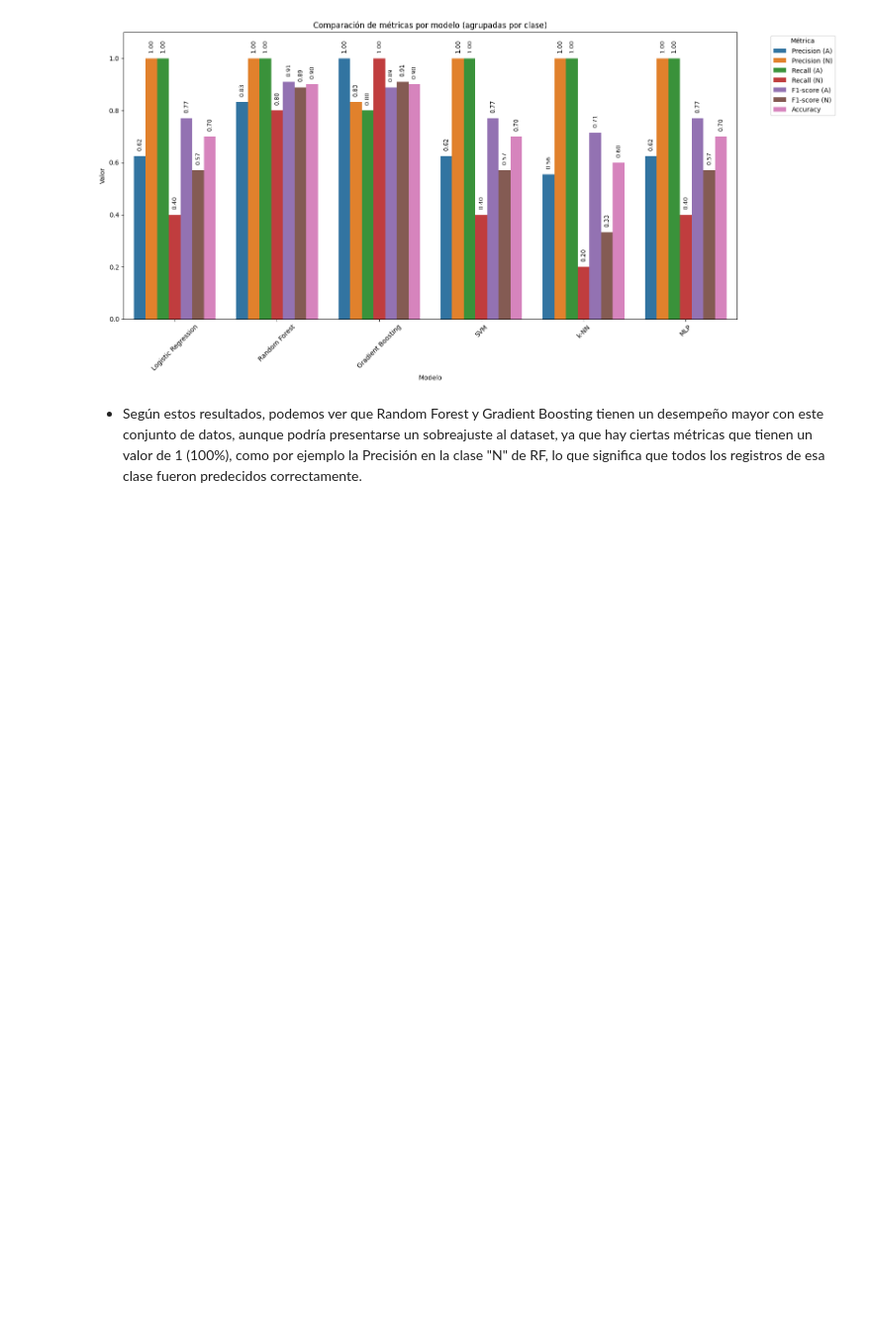
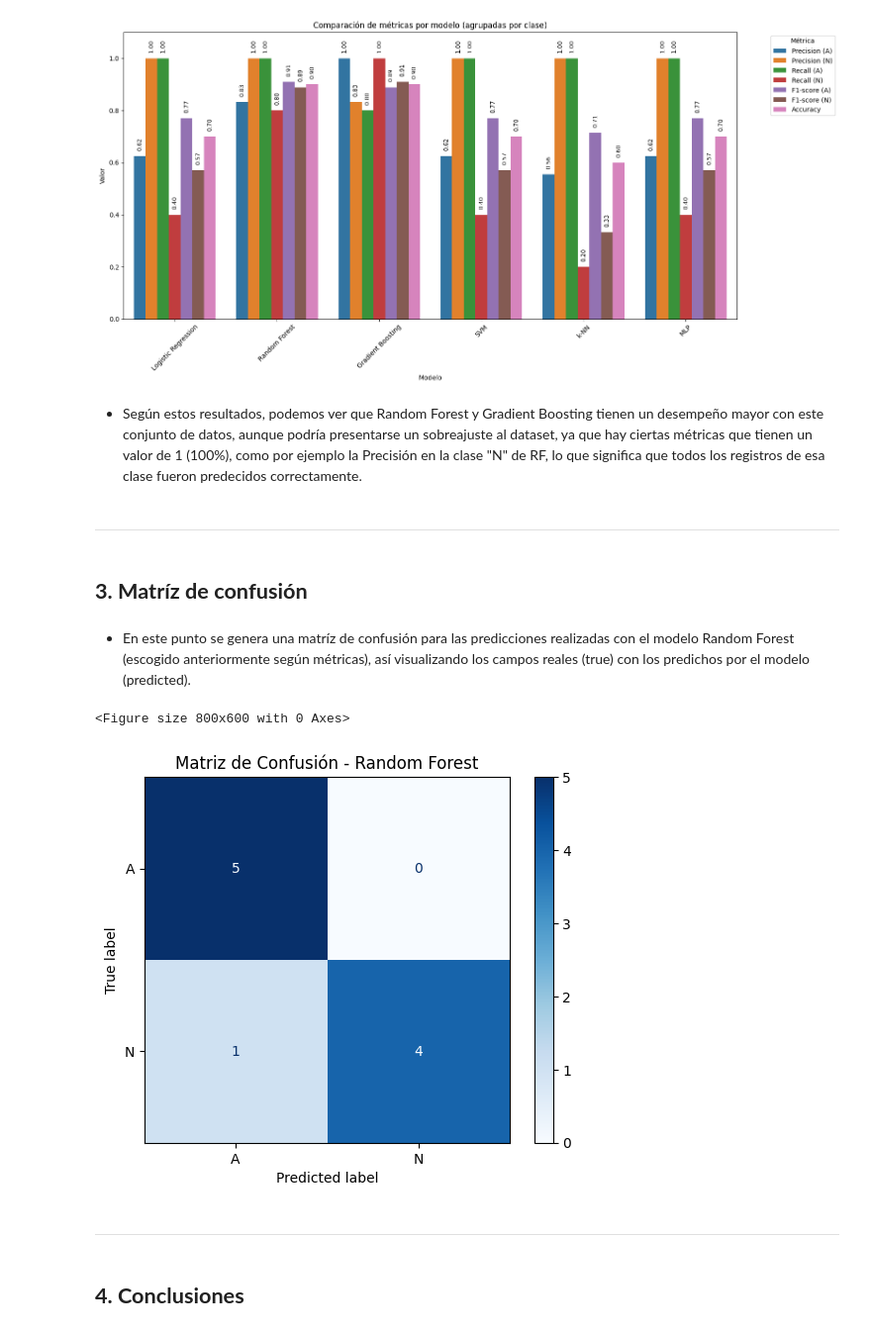
Before and after one commit to maxmigue/machineLearning, a Jupyter notebook: ProyectoFinalML-Etapa2.ipynb, the cells around one changed output. Shown at 99% size. Cells and saved outputs as stored; diff of their text form; code cells hidden in the pictures; blank space fills up the shorter version.

Commit message:
feat(ProyectoFinal): Se actualiza etapa 2 con matriz de confusión y conclusiones

```diff
--- a/ProyectoFinalML-Etapa2.ipynb
+++ b/ProyectoFinalML-Etapa2.ipynb
@@ -184,6 +186,7 @@ models = {
 }
 
 resultados = []
+y_pred_rf = None
 
 for name, model in models.items():
     # Escalado para modelos que lo necesitan
@@ -194,6 +197,10 @@ for name, model in models.items():
 
     pipeline.fit(X_train, y_train)
     y_pred = pipeline.predict(X_test)
+
+    # Guardar predicciones de Random Forest (ya sabiendo que es el mejor)
+    if name == 'Random Forest':
+        y_pred_rf = y_pred
 
     report = classification_report(y_test, y_pred, output_dict=True, zero_division=0)
     accuracy = accuracy_score(y_test, y_pred)
@@ -246,3 +253,27 @@ plt.show()
 [figure]
 # %% [markdown]
 - Según estos resultados, podemos ver que Random Forest y Gradient Boosting tienen un desempeño mayor con este conjunto de datos, aunque podría presentarse un sobreajuste al dataset, ya que hay ciertas métricas que tienen un valor de 1 (100%), como por ejemplo la Precisión en la clase "N" de RF, lo que significa que todos los registros de esa clase fueron predecidos correctamente.
+# %% [markdown]
+---
+# %% [markdown]
+## **3. Matríz de confusión**
+# %% [markdown]
+- En este punto se genera una matríz de confusión para las predicciones realizadas con el modelo Random Forest (escogido anteriormente según métricas), así visualizando los campos reales (true) con los predichos por el modelo (predicted).
+# %%
+from sklearn.metrics import confusion_matrix, ConfusionMatrixDisplay
+
+# Matríz de confusión para Random Forest
+cm = confusion_matrix(y_test, y_pred_rf, labels=['A', 'N'])
+disp = ConfusionMatrixDisplay(confusion_matrix=cm, display_labels=['A', 'N'])
+
+plt.figure(figsize=(8, 6))
+disp.plot(cmap=plt.cm.Blues, values_format='d')
+plt.title('Matriz de Confusión - Random Forest')
+plt.show()
+# %% [output]
+<Figure size 800x600 with 0 Axes>
+[figure, added]
+# %% [markdown]
+---
+# %% [markdown]
+## **4. Conclusiones**
```
Also changed, not shown: parts of 4 cells of this notebook.
